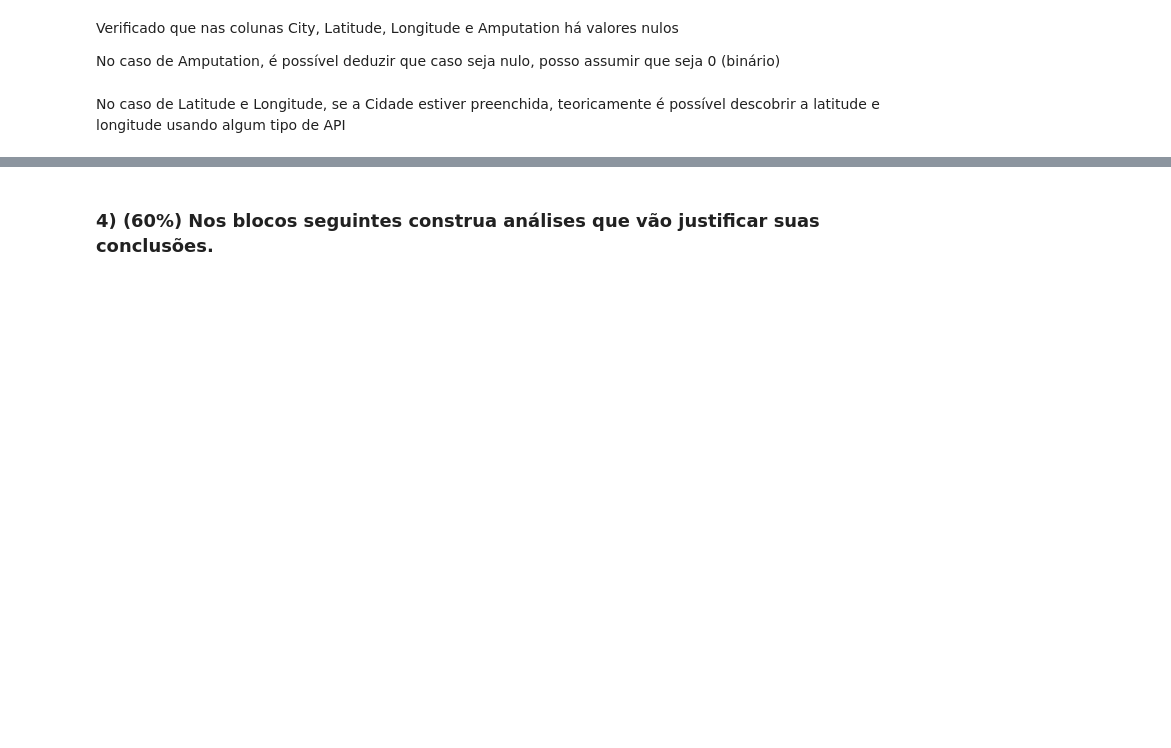
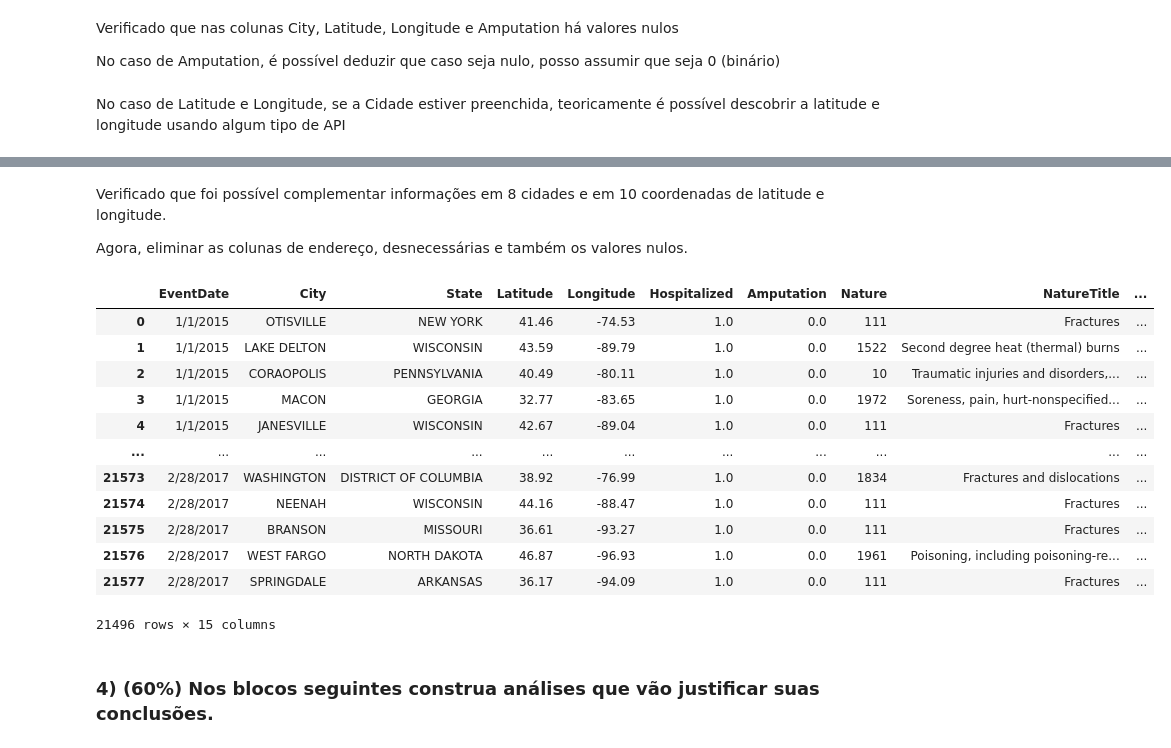
Before and after one commit to marcoguinter/aed_projeto_1, a Jupyter notebook: projeto.ipynb, the cells around one changed output, grey strips where cells are left out. Saved outputs shown, nothing was run; the diff lists cells and outputs as text; code cells hidden in the pictures; blank space fills up the shorter version.

Commit message:
- Preparando dataframe com colunas finais para análise

```diff
--- a/projeto.ipynb
+++ b/projeto.ipynb
@@ -102,5 +102,5 @@ Dropando as colunas desnecessárias
 # %%
-df=df.drop(['ID', 'UPA', 'Employer', 'Address1', 'Address2', 'Zip','Primary NAICS','Inspection', 'Final Narrative'],axis = 1)
+df=df.drop(['ID', 'UPA', 'Employer', 'Zip','Primary NAICS','Inspection', 'Final Narrative'],axis = 1)
 # %% [markdown]
 Mostrando as colunas resultantes
 # %%
@@ -228,5 +255,0 @@ df1.head(10)
-# %%
-geolocator = geo(user_agent="Python")
-location = geolocator.reverse("47.81, -103.23")
-print (location.raw['address']['city'])
-#print (getattr(location.raw,'city'))
@@ -234,0 +256,16 @@ Watford City
+# %%
+geolocator = geo(user_agent="Python")
+
+for index, row in df.iterrows():
+    if pd.isnull(row['City']):
+        location = geolocator.reverse(str(row['Latitude'])+","+str(row['Longitude']))
+        city = ""
+
+        if 'city' in location.raw['address'].keys():
+            city = location.raw['address']['city']
+        if 'town' in location.raw['address'].keys():
+            city = location.raw['address']['town']
+
+        if city != "":
+            print ("Localizada cidade ",city," a partir de Lat:",str(row['Latitude']),' Long:',str(row['Longitude']))
+            df.at[index,'City']=city
@@ -234,0 +293,12 @@ Watford City
+# %%
+for index, row in df.iterrows():
+    if pd.isnull(row['Longitude']):
+        address = str(row['Address1'])+", "+str(row['City'])+", "+str(row['State'])
+        try:
+            location = geolocator.geocode(address)
+            if location != None:
+                print ("Localizadas coordenadas ",str(location.latitude),", ",str(location.longitude)," a partir do endereço ",address)
+                df.at[index,'Longitude']=location.longitude
+                df.at[index,'Latitude']=location.latitude
+        except:
+            print ("Timeout em "+address)
@@ -235,2 +345,23 @@ Watford City
+# %% [markdown]
+Verificado que foi possível complementar informações em 8 cidades e em 10 coordenadas de latitude e longitude.
+
+Agora, eliminar as colunas de endereço, desnecessárias e também os valores nulos.
+# %%
+df=df.drop(['Address1','Address2'],axis=1)
+df.dropna()
+# %% [output]
+|  | EventDate | City | State | Latitude | Longitude | Hospitalized | Amputation | Nature | NatureTitle | ... |
+| 0 | 1/1/2015 | OTISVILLE | NEW YORK | 41.46 | -74.53 | 1.0 | 0.0 | 111 | Fractures | ... |
+| 1 | 1/1/2015 | LAKE DELTON | WISCONSIN | 43.59 | -89.79 | 1.0 | 0.0 | 1522 | Second degree heat (thermal) burns | ... |
+| 2 | 1/1/2015 | CORAOPOLIS | PENNSYLVANIA | 40.49 | -80.11 | 1.0 | 0.0 | 10 | Traumatic injuries and disorders,... | ... |
+| 3 | 1/1/2015 | MACON | GEORGIA | 32.77 | -83.65 | 1.0 | 0.0 | 1972 | Soreness, pain, hurt-nonspecified... | ... |
+| 4 | 1/1/2015 | JANESVILLE | WISCONSIN | 42.67 | -89.04 | 1.0 | 0.0 | 111 | Fractures | ... |
+| ... | ... | ... | ... | ... | ... | ... | ... | ... | ... | ... |
+| 21573 | 2/28/2017 | WASHINGTON | DISTRICT OF COLUMBIA | 38.92 | -76.99 | 1.0 | 0.0 | 1834 | Fractures and dislocations | ... |
+| 21574 | 2/28/2017 | NEENAH | WISCONSIN | 44.16 | -88.47 | 1.0 | 0.0 | 111 | Fractures | ... |
+| 21575 | 2/28/2017 | BRANSON | MISSOURI | 36.61 | -93.27 | 1.0 | 0.0 | 111 | Fractures | ... |
+| 21576 | 2/28/2017 | WEST FARGO | NORTH DAKOTA | 46.87 | -96.93 | 1.0 | 0.0 | 1961 | Poisoning, including poisoning-re... | ... |
+| 21577 | 2/28/2017 | SPRINGDALE | ARKANSAS | 36.17 | -94.09 | 1.0 | 0.0 | 111 | Fractures | ... |
+21496 rows × 15 columns
 # %% [markdown]
 ### 4) **(60%)** Nos blocos seguintes construa análises que vão justificar suas conclusões.
```
Also changed, not shown: parts of 23 cells of this notebook.
